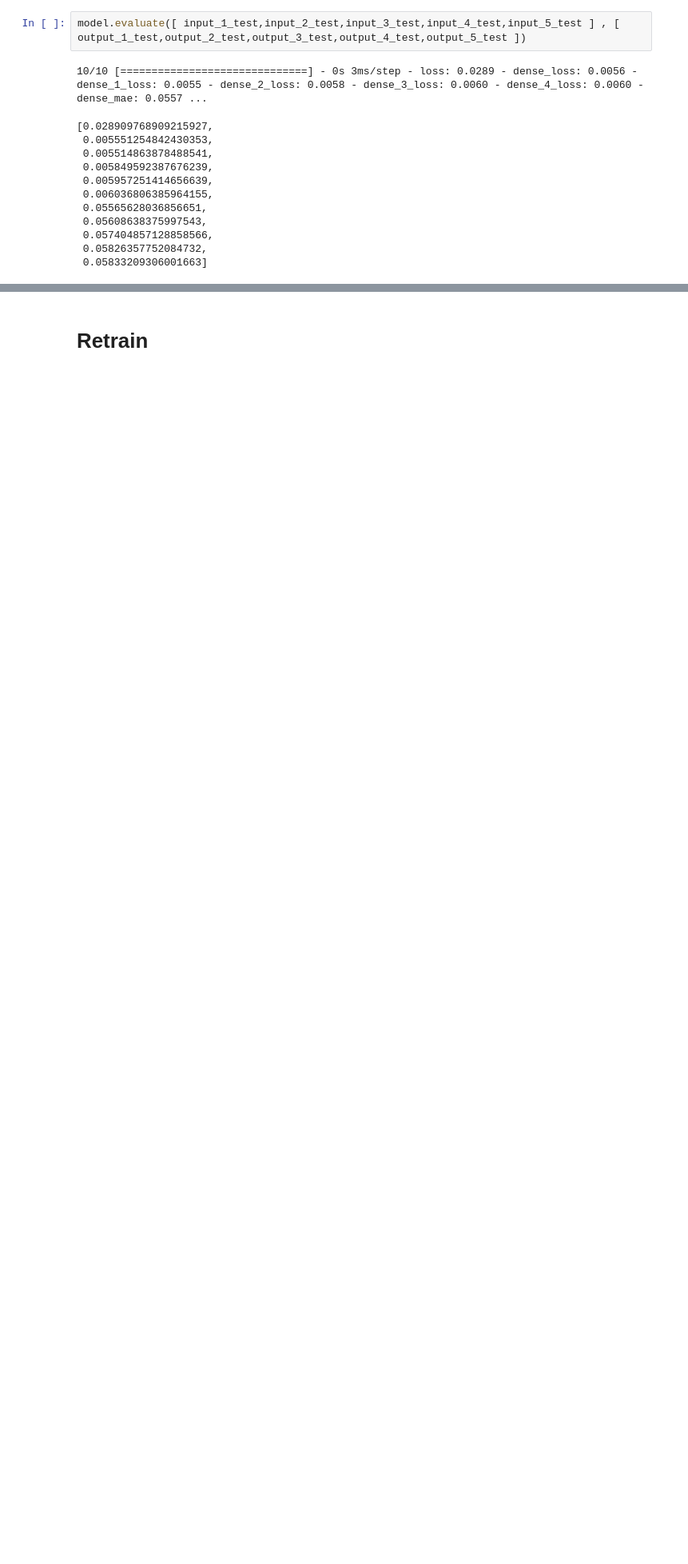
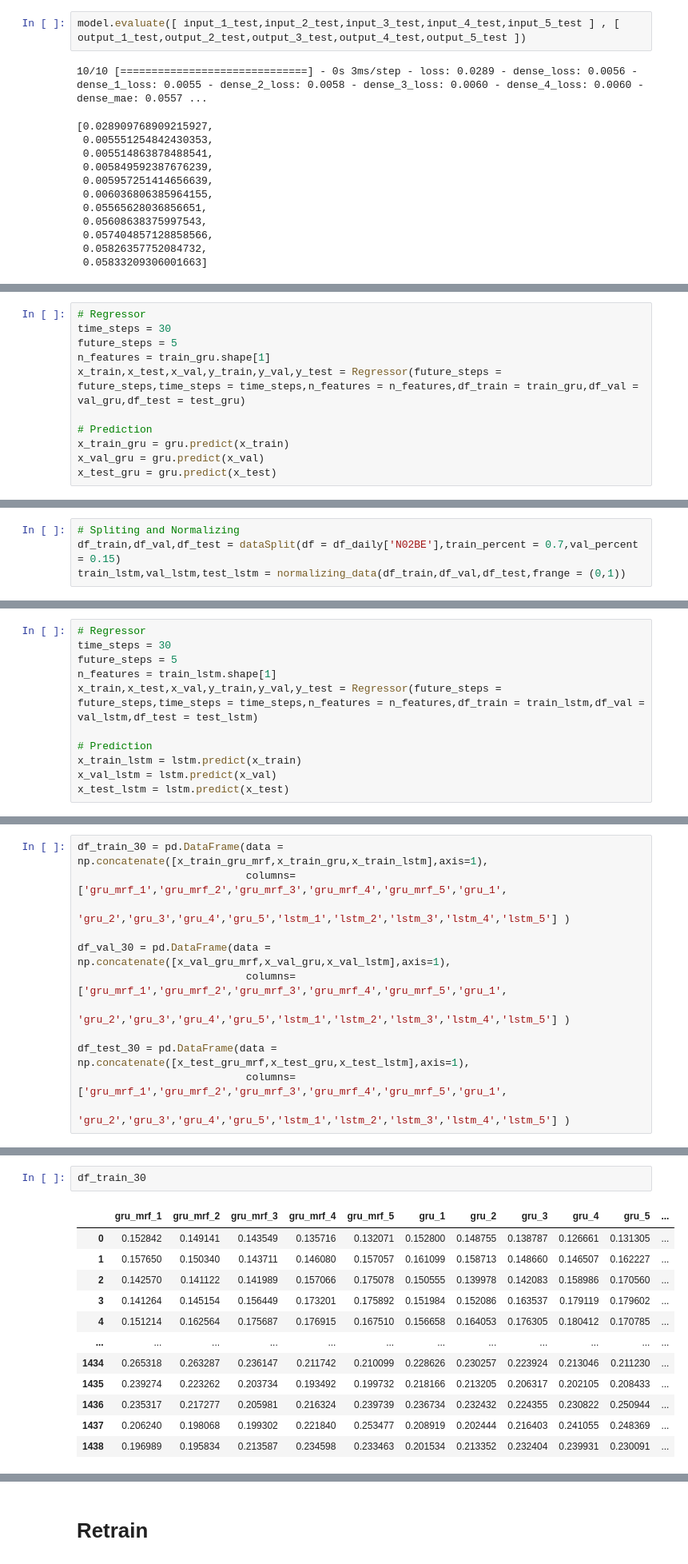
Before and after one commit to rtegao/Pharma-Sales, a Jupyter notebook: EsembleLearning/EsembleRNN.ipynb, the cells around one changed output, grey strips where cells are left out. Shown at 80% size. Cells and saved outputs as stored; diff of their text form; blank space fills up the shorter version.

```diff
--- a/EsembleLearning/EsembleRNN.ipynb
+++ b/EsembleLearning/EsembleRNN.ipynb
@@ -1121,0 +1195,11 @@ model.evaluate([ input_1_test,input_2_test,input_3_test,input_4_test,input_5_tes
+# %%
+# Regressor
+time_steps = 30
+future_steps = 5
+n_features = train_gru.shape[1]
+x_train,x_test,x_val,y_train,y_val,y_test = Regressor(future_steps = future_steps,time_steps = time_steps,n_features = n_features,df_train = train_gru,df_val = val_gru,df_test = test_gru)
+
+# Prediction
+x_train_gru = gru.predict(x_train)
+x_val_gru = gru.predict(x_val)
+x_test_gru = gru.predict(x_test)
@@ -1121,0 +1208,4 @@ model.evaluate([ input_1_test,input_2_test,input_3_test,input_4_test,input_5_tes
+# %%
+# Spliting and Normalizing
+df_train,df_val,df_test = dataSplit(df = df_daily['N02BE'],train_percent = 0.7,val_percent = 0.15)
+train_lstm,val_lstm,test_lstm = normalizing_data(df_train,df_val,df_test,frange = (0,1))
@@ -1121,0 +1230,11 @@ model.evaluate([ input_1_test,input_2_test,input_3_test,input_4_test,input_5_tes
+# %%
+# Regressor
+time_steps = 30
+future_steps = 5
+n_features = train_lstm.shape[1]
+x_train,x_test,x_val,y_train,y_val,y_test = Regressor(future_steps = future_steps,time_steps = time_steps,n_features = n_features,df_train = train_lstm,df_val = val_lstm,df_test = test_lstm)
+
+# Prediction
+x_train_lstm = lstm.predict(x_train)
+x_val_lstm = lstm.predict(x_val)
+x_test_lstm = lstm.predict(x_test)
@@ -1121,0 +1243,12 @@ model.evaluate([ input_1_test,input_2_test,input_3_test,input_4_test,input_5_tes
+# %%
+df_train_30 = pd.DataFrame(data = np.concatenate([x_train_gru_mrf,x_train_gru,x_train_lstm],axis=1),
+                           columns= ['gru_mrf_1','gru_mrf_2','gru_mrf_3','gru_mrf_4','gru_mrf_5','gru_1',
+                                     'gru_2','gru_3','gru_4','gru_5','lstm_1','lstm_2','lstm_3','lstm_4','lstm_5'] )
+
+df_val_30 = pd.DataFrame(data = np.concatenate([x_val_gru_mrf,x_val_gru,x_val_lstm],axis=1),
+                           columns= ['gru_mrf_1','gru_mrf_2','gru_mrf_3','gru_mrf_4','gru_mrf_5','gru_1',
+                                     'gru_2','gru_3','gru_4','gru_5','lstm_1','lstm_2','lstm_3','lstm_4','lstm_5'] )
+
+df_test_30 = pd.DataFrame(data = np.concatenate([x_test_gru_mrf,x_test_gru,x_test_lstm],axis=1),
+                           columns= ['gru_mrf_1','gru_mrf_2','gru_mrf_3','gru_mrf_4','gru_mrf_5','gru_1',
+                                     'gru_2','gru_3','gru_4','gru_5','lstm_1','lstm_2','lstm_3','lstm_4','lstm_5'] )
@@ -1121,0 +1370,15 @@ model.evaluate([ input_1_test,input_2_test,input_3_test,input_4_test,input_5_tes
+# %%
+df_train_30
+# %% [output]
+|  | gru_mrf_1 | gru_mrf_2 | gru_mrf_3 | gru_mrf_4 | gru_mrf_5 | gru_1 | gru_2 | gru_3 | gru_4 | gru_5 | ... |
+| 0 | 0.152842 | 0.149141 | 0.143549 | 0.135716 | 0.132071 | 0.152800 | 0.148755 | 0.138787 | 0.126661 | 0.131305 | ... |
+| 1 | 0.157650 | 0.150340 | 0.143711 | 0.146080 | 0.157057 | 0.161099 | 0.158713 | 0.148660 | 0.146507 | 0.162227 | ... |
+| 2 | 0.142570 | 0.141122 | 0.141989 | 0.157066 | 0.175078 | 0.150555 | 0.139978 | 0.142083 | 0.158986 | 0.170560 | ... |
+| 3 | 0.141264 | 0.145154 | 0.156449 | 0.173201 | 0.175892 | 0.151984 | 0.152086 | 0.163537 | 0.179119 | 0.179602 | ... |
+| 4 | 0.151214 | 0.162564 | 0.175687 | 0.176915 | 0.167510 | 0.156658 | 0.164053 | 0.176305 | 0.180412 | 0.170785 | ... |
+| ... | ... | ... | ... | ... | ... | ... | ... | ... | ... | ... | ... |
+| 1434 | 0.265318 | 0.263287 | 0.236147 | 0.211742 | 0.210099 | 0.228626 | 0.230257 | 0.223924 | 0.213046 | 0.211230 | ... |
+| 1435 | 0.239274 | 0.223262 | 0.203734 | 0.193492 | 0.199732 | 0.218166 | 0.213205 | 0.206317 | 0.202105 | 0.208433 | ... |
+| 1436 | 0.235317 | 0.217277 | 0.205981 | 0.216324 | 0.239739 | 0.236734 | 0.232432 | 0.224355 | 0.230822 | 0.250944 | ... |
+| 1437 | 0.206240 | 0.198068 | 0.199302 | 0.221840 | 0.253477 | 0.208919 | 0.202444 | 0.216403 | 0.241055 | 0.248369 | ... |
+| 1438 | 0.196989 | 0.195834 | 0.213587 | 0.234598 | 0.233463 | 0.201534 | 0.213352 | 0.232404 | 0.239931 | 0.230091 | ... |
```
Also changed, not shown: parts of 27 cells of this notebook.
